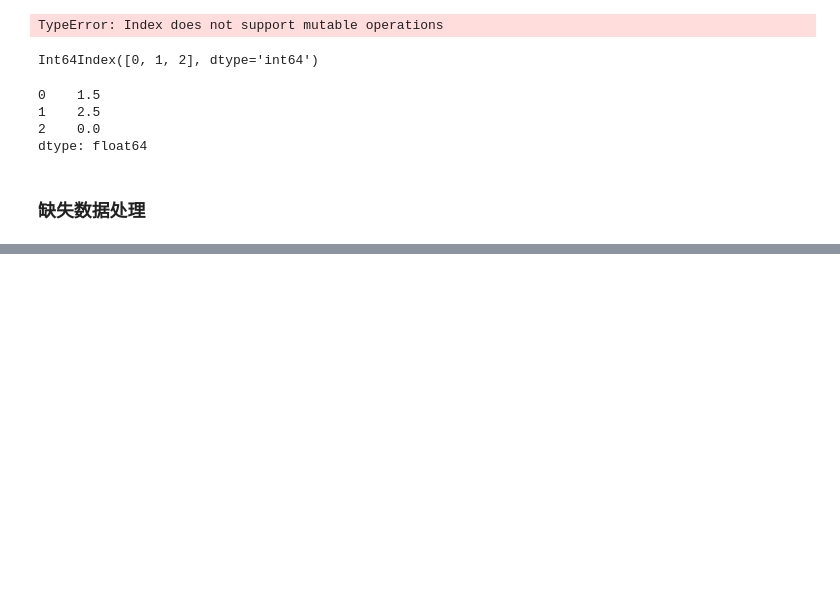
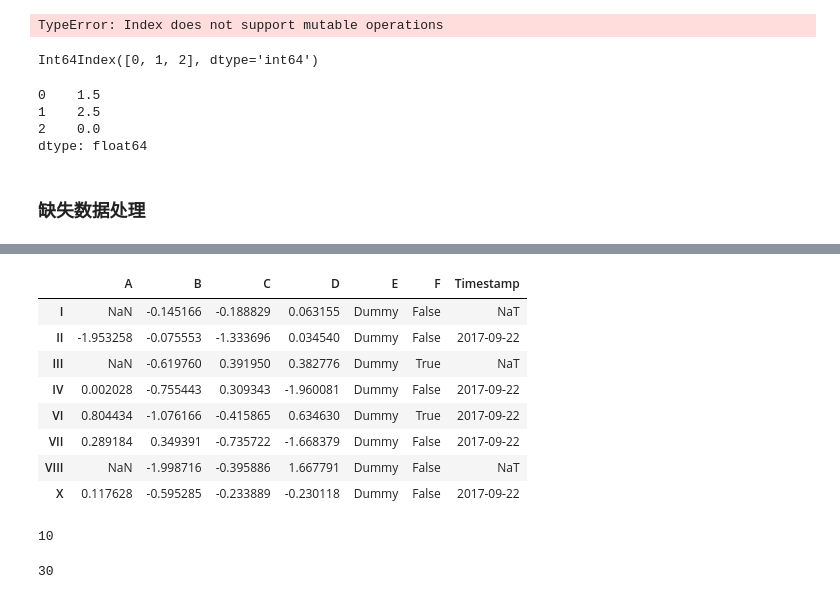
Before and after one commit to yikayiyo/ex_py, a Jupyter notebook: jupyter/python_for_da.ipynb, the cells around one changed output, grey strips where cells are left out. Saved outputs shown, nothing was run; the diff lists cells and outputs as text; code cells hidden in the pictures; blank space fills up the shorter version.

```diff
--- a/jupyter/python_for_da.ipynb
+++ b/jupyter/python_for_da.ipynb
@@ -285,0 +335,27 @@ dtype: bool
+# %%
+df_hm3 = df_hm.copy()
+df_hm3['Timestamp'] = Timestamp('20170922')
+df_hm3.loc[['I','III','VIII'],['Timestamp','A']] = np.nan
+df_hm3
+# %% [output]
+|  | A | B | C | D | E | F | Timestamp |
+| I | NaN | -0.145166 | -0.188829 | 0.063155 | Dummy | False | NaT |
+| II | -1.953258 | -0.075553 | -1.333696 | 0.034540 | Dummy | False | 2017-09-22 |
+| III | NaN | -0.619760 | 0.391950 | 0.382776 | Dummy | True | NaT |
+| IV | 0.002028 | -0.755443 | 0.309343 | -1.960081 | Dummy | False | 2017-09-22 |
+| VI | 0.804434 | -1.076166 | -0.415865 | 0.634630 | Dummy | True | 2017-09-22 |
+| VII | 0.289184 | 0.349391 | -0.735722 | -1.668379 | Dummy | False | 2017-09-22 |
+| VIII | NaN | -1.998716 | -0.395886 | 1.667791 | Dummy | False | NaT |
+| X | 0.117628 | -0.595285 | -0.233889 | -0.230118 | Dummy | False | 2017-09-22 |
+# %%
+ts = Series(randn(30))
+ts.count()
+ts[10:30] = None
+ts.count()
+# %% [output]
+10
+# %%
+# 线性插值填充数据
+ts.interpolate().count()
+# %% [output]
+30
```
Also changed, not shown: parts of 6 cells of this notebook, 1 other file.
